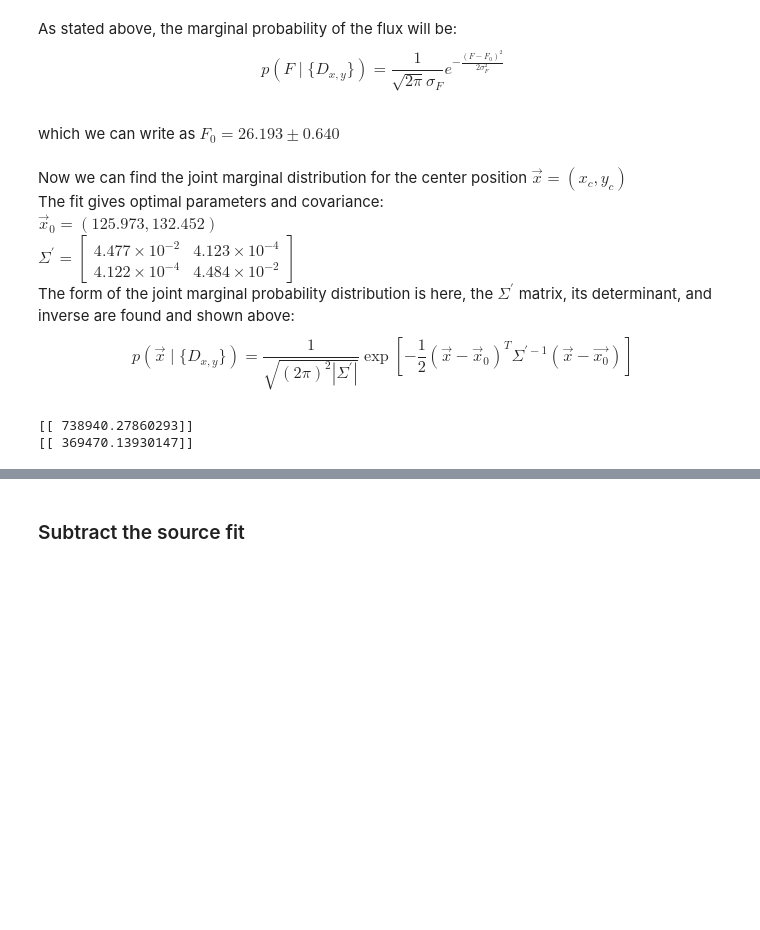
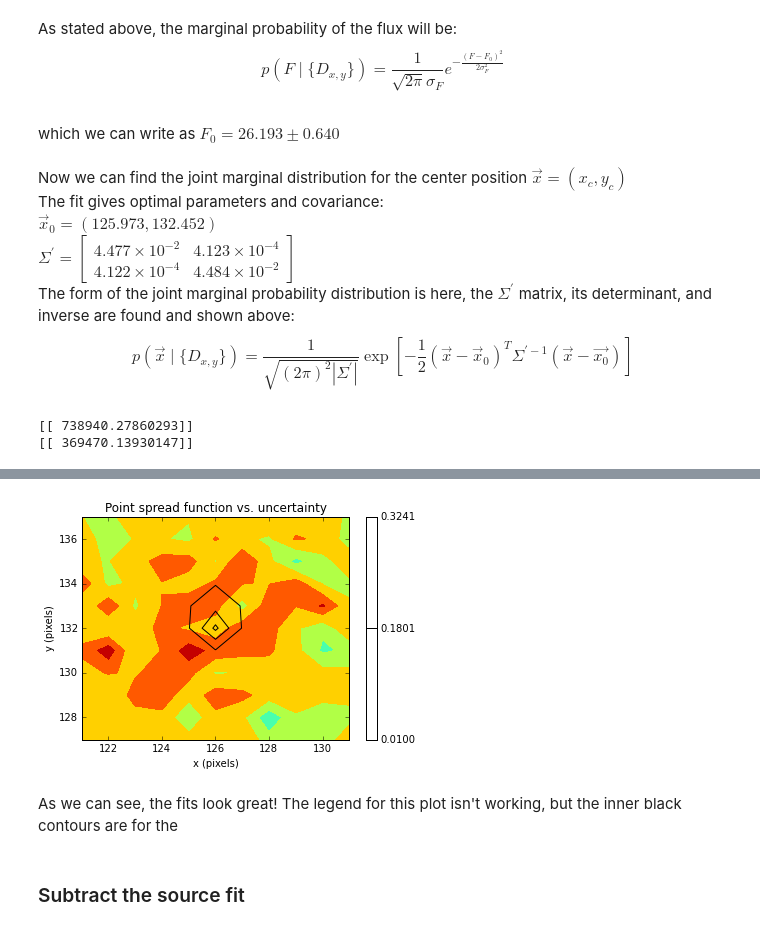
Before and after one commit to mbuchove/notebook-wurk-b, a Jupyter notebook: stats/astro283_hw3.ipynb, the cells around one changed output, grey strips where cells are left out. Saved outputs shown, nothing was run; the diff lists cells and outputs as text; code cells hidden in the pictures; blank space fills up the shorter version.

```diff
--- a/stats/astro283_hw3.ipynb
+++ b/stats/astro283_hw3.ipynb
@@ -202,3 +191,23 @@ with warnings.catch_warnings():
+# %%
+mp = center_prob.max() # maximum probability
+prob_cont = pyplot.contour(x_arr, y_arr, center_prob, colors='black', levels=[0.01, 0.5*mp, 0.9*mp], label='uncertainty')
+
+with warnings.catch_warnings():
+    warnings.simplefilter("ignore")
+    plots = [ pyplot.contourf(star_data, edgecolors='face') ]
+    psf_cont = pyplot.contour(x_arr, y_arr, symm_2d_gaussian((x_arr,y_arr), *p_opt), colors='blue', label='PSF', levels=[0.24, 0.98, 0.997])
+    plots.append(psf_cont)
+    plots.append(prob_cont)
+    pyplot.colorbar(prob_cont)
+    pyplot.axis([121, 131, 127, 137])
+    pyplot.xlabel('x (pixels)')
+    pyplot.ylabel('y (pixels)')
+    pyplot.title('Point spread function vs. uncertainty')
+    #pyplot.legend(plots, loc='center left', bbox_to_anchor=(1., 0.5))
+# %% [output]
+[figure, added]
+# %% [markdown]
+As we can see, the fits look great! The legend for this plot isn't working, but the inner black contours are for the
 # %% [markdown]
 <h3>Subtract the source fit</h3>
 # %%
```
Also changed, not shown: parts of 16 cells of this notebook, 2 other files.
